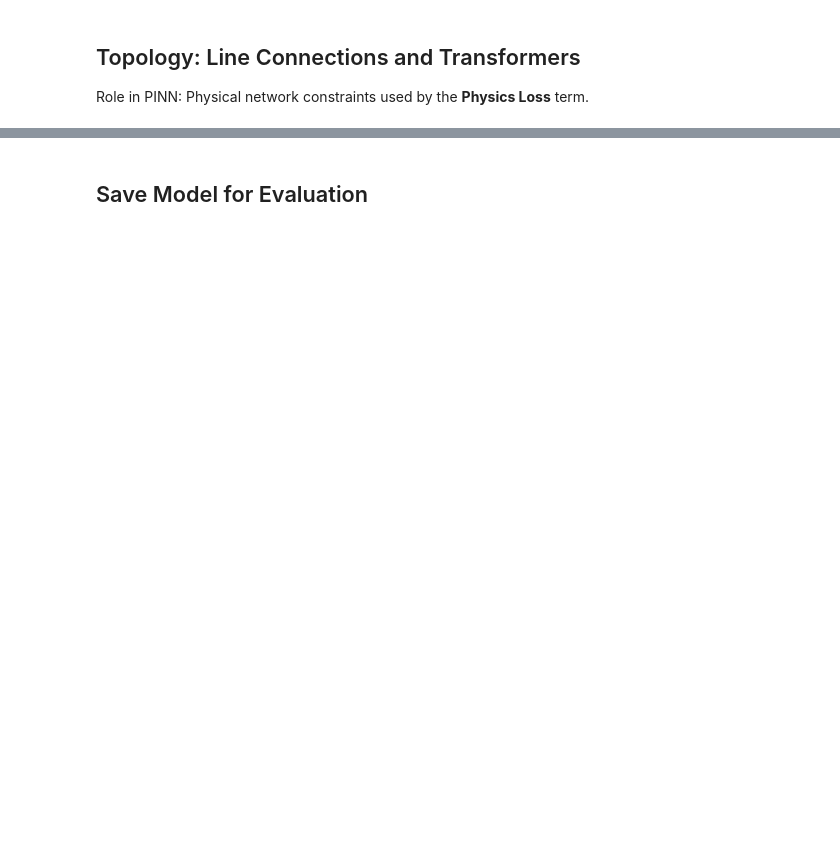
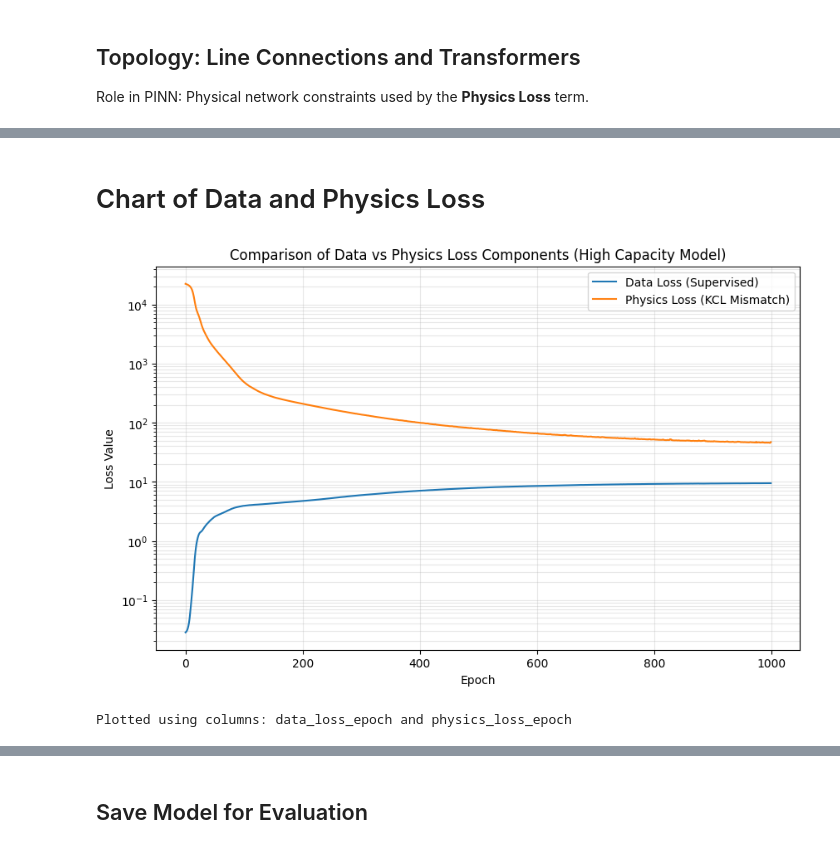
Before and after one commit to MangoCode13/PowerPINN, a Jupyter notebook: PINN.ipynb, the cells around one changed output, grey strips where cells are left out. Drawn from its saved outputs; the diff is of its cells as text; code cells hidden in the pictures; blank space fills up the shorter version.

Commit message:
Updated model and code to use with Colab.

```diff
--- a/PINN.ipynb
+++ b/PINN.ipynb
@@ -61,6 +44,6 @@ import pandapower.networks as pn
 
 net = pn.case14() # Load your project's 14-bus system
 
-pp.runpp(net, numba=False)     # Run the power flow with Numba disabled
+pp.runpp(net)     # Run the power flow with Numba disabled
 
 print("Model loaded and power flow executed successfully.")
@@ -335,0 +243,7 @@ plt.show()
+# %%
+from os import X_OK
+for idx, (X, Y) in enumerate(islp_dm.train_dataloader()):
+    print('X: ', train_x.shape)
+    print('Y: ', train_y.shape)
+    if idx >= 1:
+      break
@@ -335,0 +259,8 @@ plt.show()
+# %%
+# Get a single batch from the dataloader to check output dimensions
+X_batch, Y_batch = next(iter(islp_dm.train_dataloader()))
+
+# Run the batch through the PINN model
+output_shape = model(X_batch).size()
+print(f"Input shape: {X_batch.shape}")
+print(f"Output shape: {output_shape}")
@@ -335,0 +384,33 @@ plt.show()
+# %% [markdown]
+# Chart of Data and Physics Loss
+# %%
+import pandas as pd
+import os
+import matplotlib.pyplot as plt
+
+log_path = os.path.join(trainer_pinn.logger.log_dir, 'metrics.csv')
+if os.path.exists(log_path):
+    df_full = pd.read_csv(log_path)
+    # Filter for rows that actually contain training metrics
+    df = df_full.dropna(subset=['data_loss']) if 'data_loss' in df_full.columns else df_full
+
+    plt.figure(figsize=(10, 6))
+    if 'data_loss' in df.columns:
+        plt.plot(df['epoch'], df['data_loss'], label='Data Loss (Supervised)')
+    if 'physics_loss' in df.columns:
+        plt.plot(df['epoch'], df['physics_loss'], label='Physics Loss (KCL Mismatch)')
+
+    plt.yscale('log')
+    plt.xlabel('Epoch')
+    plt.ylabel('Loss Value')
+    plt.title('Comparison of Data vs Physics Loss Components (High Capacity Model)')
+    plt.legend()
+    plt.grid(True, which="both", alpha=0.3)
+    plt.show()
+
+    print("Available columns:", df_full.columns.tolist())
+else:
+    print("Log not found yet. Please wait for training to complete.")
+# %% [output]
+[figure, added]
+Plotted using columns: data_loss_epoch and physics_loss_epoch
```
Also changed, not shown: parts of 58 cells of this notebook.
